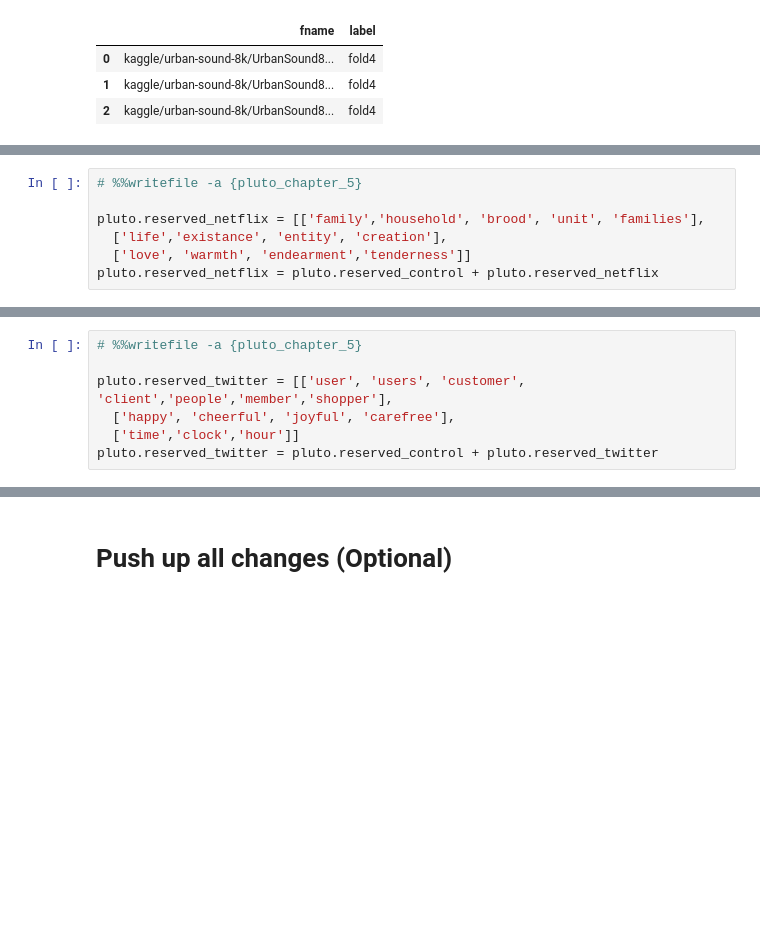
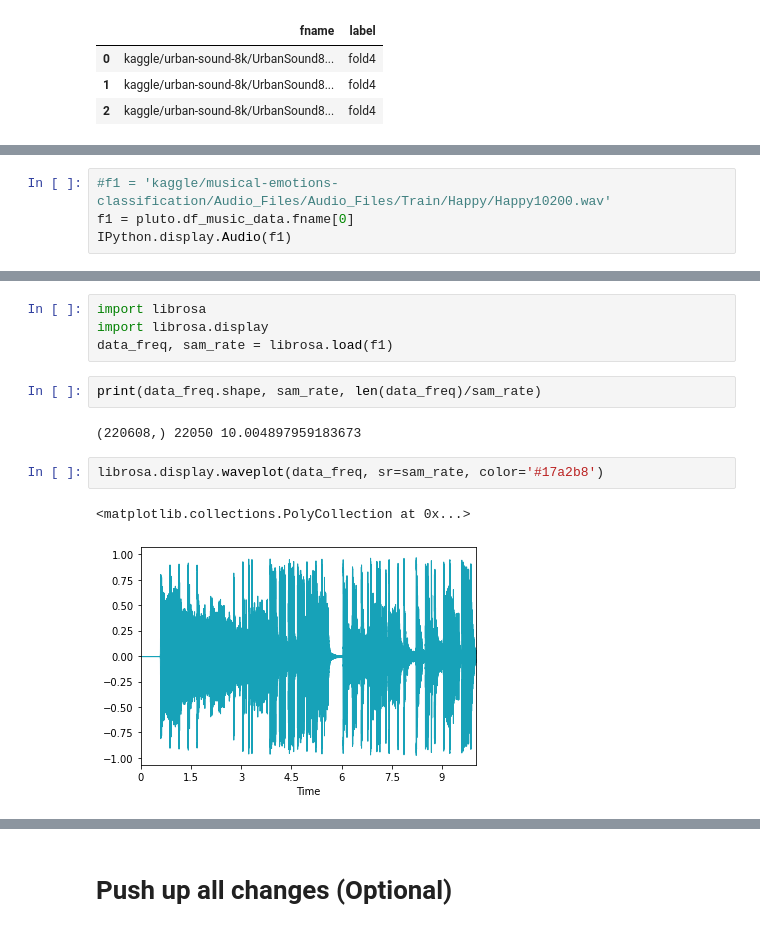
Before and after one commit to PacktPublishing/Data-Augmentation-with-Python, a Jupyter notebook: data_augmentation_with_python_chapter_7.ipynb, the cells around one changed output, grey strips where cells are left out. Cells and saved outputs as stored; diff of their text form; blank space fills up the shorter version.

```diff
--- a/data_augmentation_with_python_chapter_7.ipynb
+++ b/data_augmentation_with_python_chapter_7.ipynb
@@ -546,7 +268,0 @@ Appending to Data-Augmentation-with-Python/pluto/pluto_chapter_5.py
-# %%
-# %%writefile -a {pluto_chapter_5}
-
-pluto.reserved_netflix = [['family','household', 'brood', 'unit', 'families'],
-  ['life','existance', 'entity', 'creation'],
-  ['love', 'warmth', 'endearment','tenderness']]
-pluto.reserved_netflix = pluto.reserved_control + pluto.reserved_netflix
@@ -558,7 +268,0 @@ pluto.print_aug_word_reserved(pluto.df_netflix_data, col_dest='description',
-# %%
-# %%writefile -a {pluto_chapter_5}
-
-pluto.reserved_twitter = [['user', 'users', 'customer', 'client','people','member','shopper'],
-  ['happy', 'cheerful', 'joyful', 'carefree'],
-  ['time','clock','hour']]
-pluto.reserved_twitter = pluto.reserved_control + pluto.reserved_twitter
@@ -573,0 +275,4 @@ pluto.print_aug_word_reserved(pluto.df_twitter_data, col_dest='clean_tweet',
+# %%
+#f1 = 'kaggle/musical-emotions-classification/Audio_Files/Audio_Files/Train/Happy/Happy10200.wav'
+f1 = pluto.df_music_data.fname[0]
+IPython.display.Audio(f1)
@@ -573,0 +293,13 @@ pluto.print_aug_word_reserved(pluto.df_twitter_data, col_dest='clean_tweet',
+# %%
+import librosa
+import librosa.display
+data_freq, sam_rate = librosa.load(f1)
+# %%
+print(data_freq.shape, sam_rate, len(data_freq)/sam_rate)
+# %% [output]
+(220608,) 22050 10.004897959183673
+# %%
+librosa.display.waveplot(data_freq, sr=sam_rate, color='#17a2b8')
+# %% [output]
+<matplotlib.collections.PolyCollection at 0x...>
+[figure, added]
```
Also changed, not shown: parts of 87 cells of this notebook.
